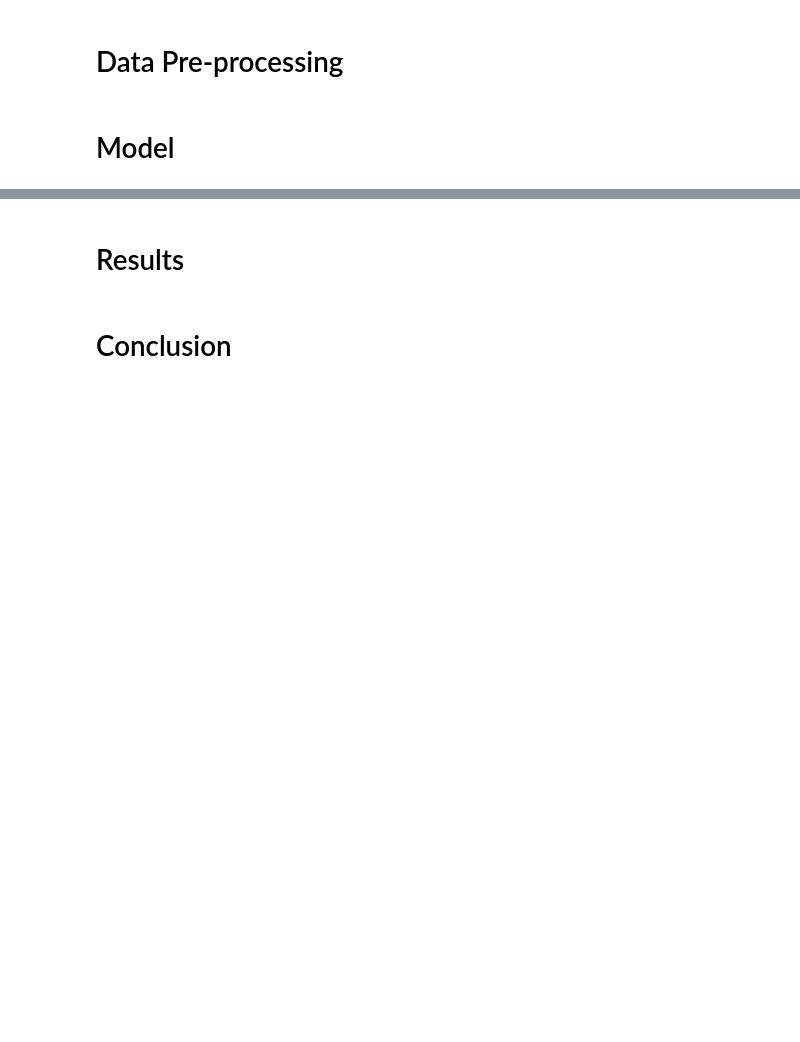
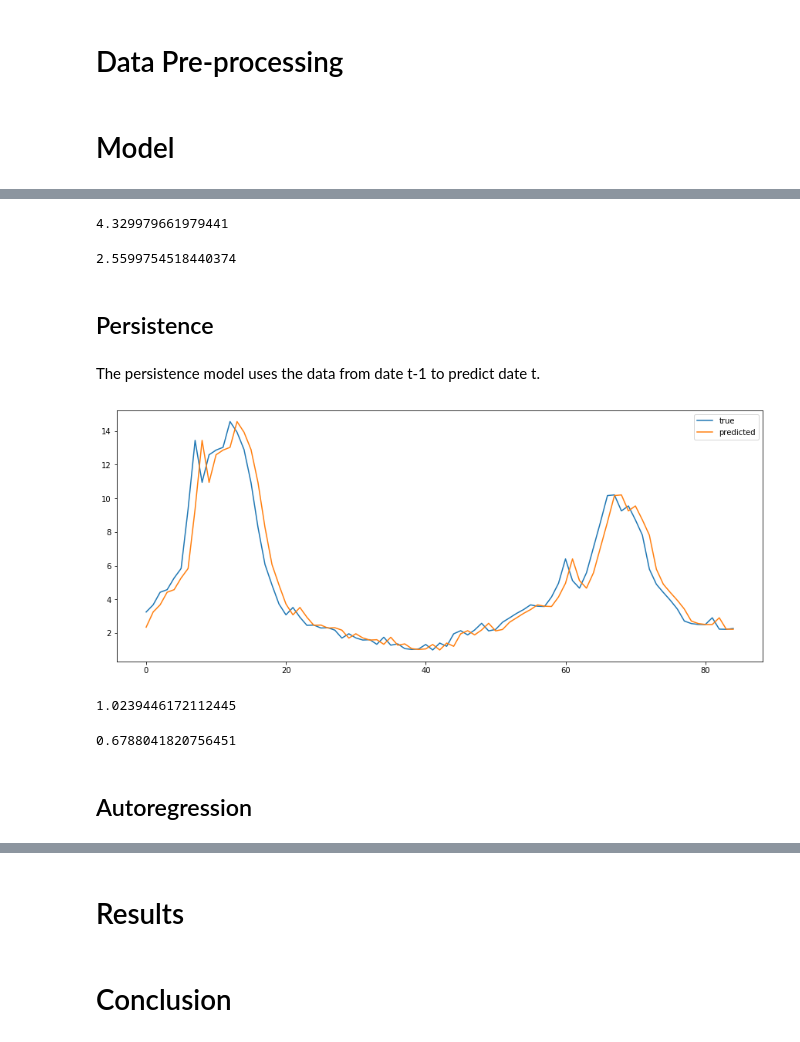
Before and after one commit to FiveSixSenvenEight/109B_flu_prediction, a Jupyter notebook: 02-analysis/109_final_project.ipynb, the cells around one changed output, grey strips where cells are left out. Saved outputs shown, nothing was run; the diff lists cells and outputs as text; code cells hidden in the pictures; blank space fills up the shorter version.

Commit message:
added basic models to final

```diff
--- a/02-analysis/109_final_project.ipynb
+++ b/02-analysis/109_final_project.ipynb
@@ -67,9 +69,9 @@ for i in np.arange(0, len(cols), 3):
 # %% [markdown]
 # Data Pre-processing
 # %%
-# ??? May be this should be somewhere else????
+# Load in dfs for all states
+all_states = [] # List of all the states
 train_dfs, test_dfs = {}, {}
-states = []
 train_path = '../data/state_flu_google/train/'
 test_path = '../data/state_flu_google/test/'
 
@@ -77,7 +79,7 @@ for root,dirs,files in os.walk(train_path):
     for file in files:
         if file.endswith('csv'):
             state = file[:-4]
-            states.append(state)
+            all_states.append(state)
             train_dfs[state] = pd.read_csv(train_path + file)
 
 for root,dirs,files in os.walk(test_path):
@@ -85,3 +87,17 @@ for root,dirs,files in os.walk(test_path):
         if file.endswith('csv'):
             state = file[:-4]
             test_dfs[state] = pd.read_csv(test_path + file)
+# %%
+# Helper functions-normalize the data
+def minmax_transform(X_train, X_test, return_scaler=False):
+    """ Uses MinMaxScaler to scale X_train and X_test
+        to 0 and 1, scaled using X_train
+    """
+    col_name = X_train.columns
+    scaler = MinMaxScaler().fit(X_train)
+    X_test = scaler.transform(X_test)
+    X_train = scaler.transform(X_train)
+    if return_scaler:
+        return pd.DataFrame(X_train), pd.DataFrame(X_test), scaler
+    else:
+        return pd.DataFrame(X_train), pd.DataFrame(X_test)
@@ -89,0 +165,39 @@ for root,dirs,files in os.walk(test_path):
+# %%
+baseline('Texas', 1)
+# %% [output]
+4.329979661979441
+# %%
+baseline('New York', 1)
+# %% [output]
+2.5599754518440374
+# %% [markdown]
+## Persistence
+# %% [markdown]
+The persistence model uses the data from date t-1 to predict date t.
+# %%
+def persistence(state, future_week, if_plot=True):
+    X_train, X_test, X_all, y_train, y_test, y_all, scaler = get_data(state, future_week)
+
+    # model and predict
+    preds = scaler.inverse_transform(X_test)
+    rmse = np.sqrt(mean_squared_error(y_test, preds))
+
+    if if_plot:
+        plt.figure(figsize = [15, 6])
+        plt.plot(y_test, label='true')
+        plt.plot(preds, label='predicted')
+        plt.legend()
+        plt.show()
+
+    return rmse
+# %%
+persistence('Texas', 1)
+# %% [output]
+[figure, added]
+1.0239446172112445
+# %%
+persistence('New York', 1, if_plot = False)
+# %% [output]
+0.6788041820756451
+# %% [markdown]
+## Autoregression
```
Also changed, not shown: parts of 25 cells of this notebook.
